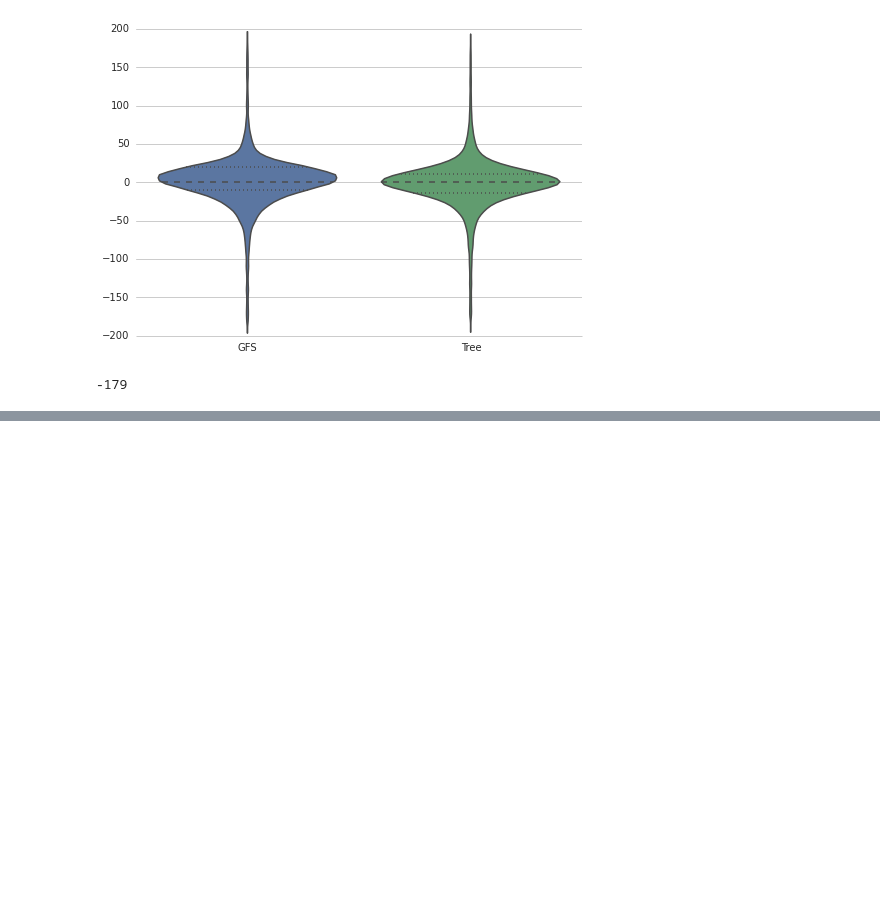
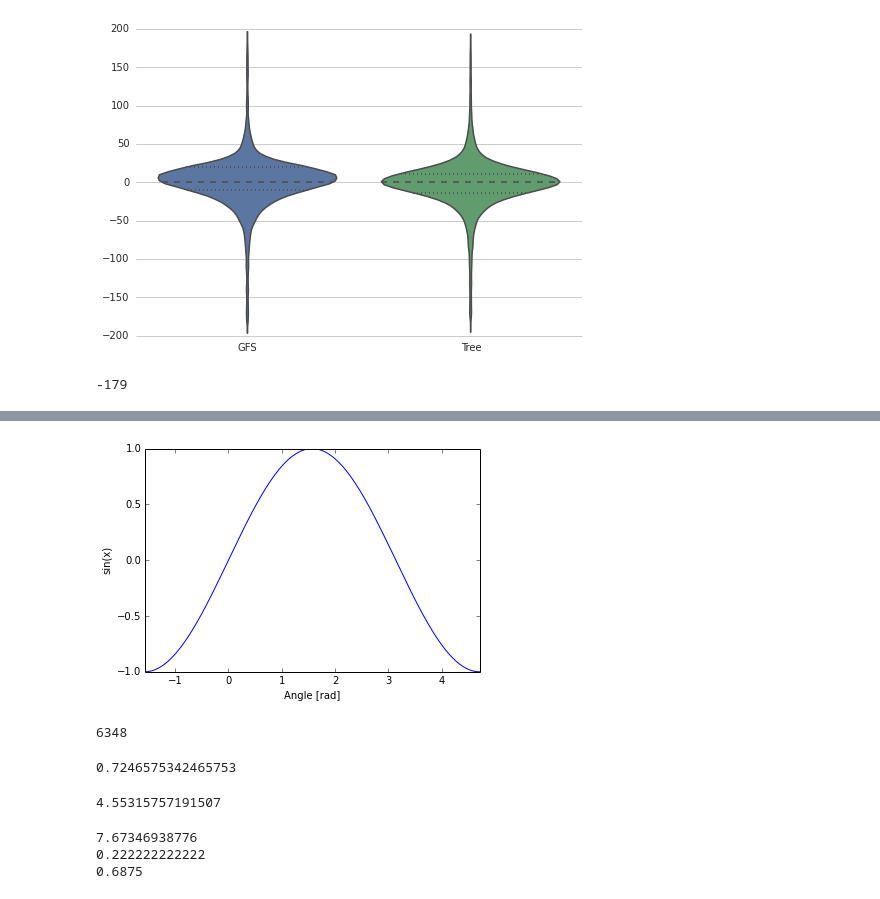
Before and after one commit to monkeybutter/regressive_trees, a Jupyter notebook: analysis.ipynb, the cells around one changed output, grey strips where cells are left out. Drawn from its saved outputs; the diff is of its cells as text; code cells hidden in the pictures; blank space fills up the shorter version.

```diff
--- a/analysis.ipynb
+++ b/analysis.ipynb
@@ -500,0 +524,45 @@ distance(215, 34)
+# %%
+import matplotlib.pylab as plt
+>>> x = np.linspace(-np.pi+np.pi/2, np.pi+np.pi/2, 201)
+>>> plt.plot(x, np.sin(x))
+>>> plt.xlabel('Angle [rad]')
+>>> plt.ylabel('sin(x)')
+>>> plt.axis('tight')
+>>> plt.show()
+
+264 * 24 + 12
+# %% [output]
+[figure, added]
+6348
+# %%
+264 * 24 + 12
+6348 / 8760
+# %% [output]
+0.7246575342465753
+# %%
+2 * np.pi * 6348 / 8760.0
+# %% [output]
+4.55315757191507
+# %%
+import numpy as np
+import pandas
+
+columns = ['a']
+index = np.arange(5) # array of numbers for the number of samples
+df = pandas.DataFrame(columns=columns, index = index)
+
+for i in range(5):
+    df.ix[i] = i
+
+
+
+a = [1,2,1,6,7,6,8]
+a1 = [1,2,1]
+a2 = [6,7,6,8]
+print(np.var(a))
+print(np.var(a1))
+print(np.var(a2))
+# %% [output]
+7.67346938776
+0.222222222222
+0.6875
```
Also changed, not shown: parts of 2 cells of this notebook, 6 other files.
